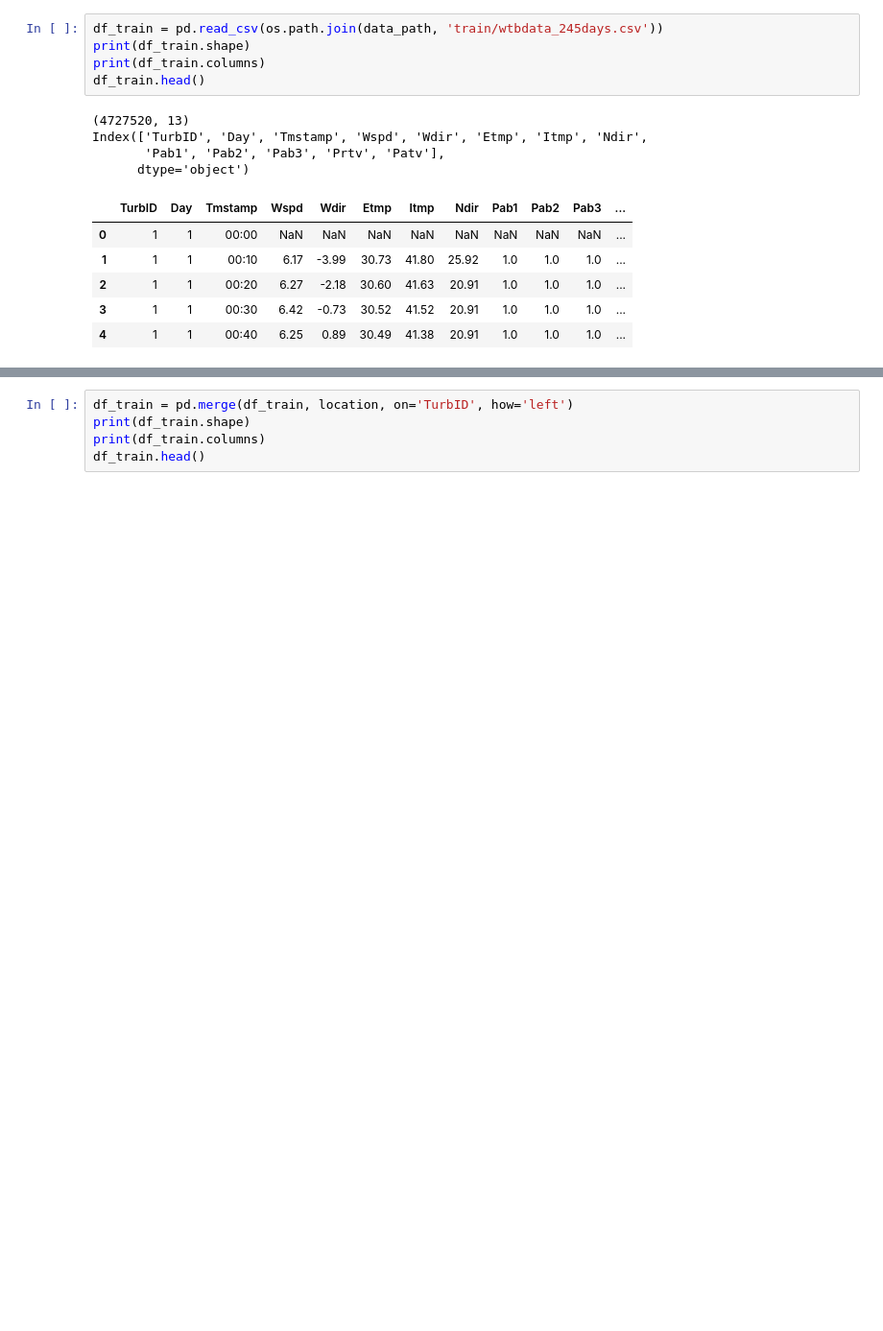
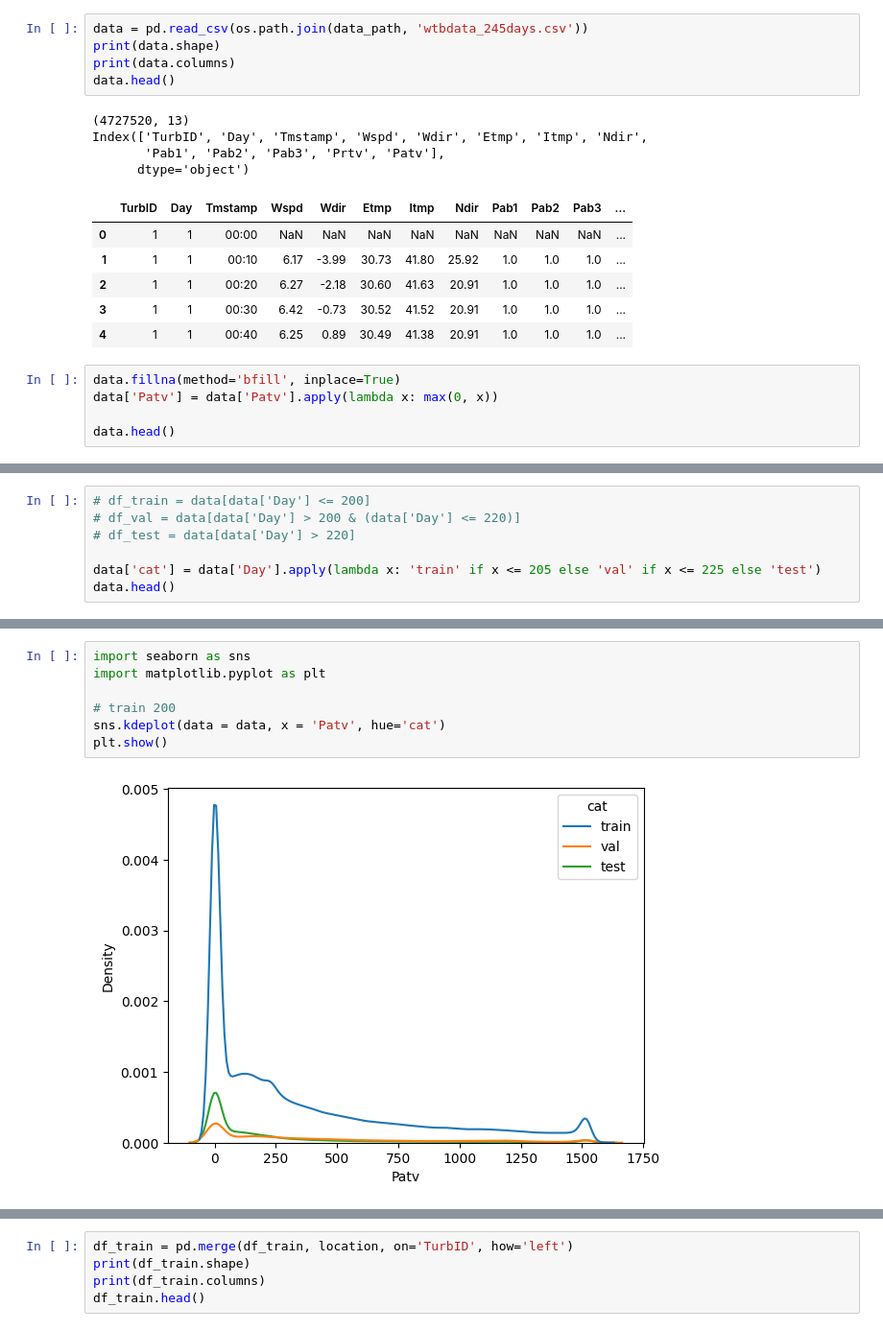
Before and after one commit to GKDGKD/KDD_CUP_2022, a Jupyter notebook: notebook/kdd_EDA.ipynb, the cells around one changed output, grey strips where cells are left out. Shown at 96% size. Cells and saved outputs as stored; diff of their text form; blank space fills up the shorter version.

```diff
--- a/notebook/kdd_EDA.ipynb
+++ b/notebook/kdd_EDA.ipynb
@@ -23,10 +23,10 @@ location.describe()
 | 75% | 100.750000 | 4320.609625 | 8814.832950 |
 | max | 134.000000 | 5501.452900 | 12121.004260 |
 # %%
-df_train = pd.read_csv(os.path.join(data_path, 'train/wtbdata_245days.csv'))
-print(df_train.shape)
-print(df_train.columns)
-df_train.head()
+data = pd.read_csv(os.path.join(data_path, 'wtbdata_245days.csv'))
+print(data.shape)
+print(data.columns)
+data.head()
 # %% [output]
 (4727520, 13)
 Index(['TurbID', 'Day', 'Tmstamp', 'Wspd', 'Wdir', 'Etmp', 'Itmp', 'Ndir',
@@ -38,3 +38,8 @@ Index(['TurbID', 'Day', 'Tmstamp', 'Wspd', 'Wdir', 'Etmp', 'Itmp', 'Ndir',
 | 2 | 1 | 1 | 00:20 | 6.27 | -2.18 | 30.60 | 41.63 | 20.91 | 1.0 | 1.0 | 1.0 | ... |
 | 3 | 1 | 1 | 00:30 | 6.42 | -0.73 | 30.52 | 41.52 | 20.91 | 1.0 | 1.0 | 1.0 | ... |
 | 4 | 1 | 1 | 00:40 | 6.25 | 0.89 | 30.49 | 41.38 | 20.91 | 1.0 | 1.0 | 1.0 | ... |
+# %%
+data.fillna(method='bfill', inplace=True)
+data['Patv'] = data['Patv'].apply(lambda x: max(0, x))
+
+data.head()
@@ -40,0 +53,7 @@ Index(['TurbID', 'Day', 'Tmstamp', 'Wspd', 'Wdir', 'Etmp', 'Itmp', 'Ndir',
+# %%
+# df_train = data[data['Day'] <= 200]
+# df_val = data[data['Day'] > 200 & (data['Day'] <= 220)]
+# df_test = data[data['Day'] > 220]
+
+data['cat'] = data['Day'].apply(lambda x: 'train' if x <= 205 else 'val' if x <= 225 else 'test')
+data.head()
@@ -40,0 +67,9 @@ Index(['TurbID', 'Day', 'Tmstamp', 'Wspd', 'Wdir', 'Etmp', 'Itmp', 'Ndir',
+# %%
+import seaborn as sns
+import matplotlib.pyplot as plt
+
+# train 200
+sns.kdeplot(data = data, x = 'Patv', hue='cat')
+plt.show()
+# %% [output]
+[figure, added]
```
Also changed, not shown: parts of 3 cells of this notebook, 9 other files.
